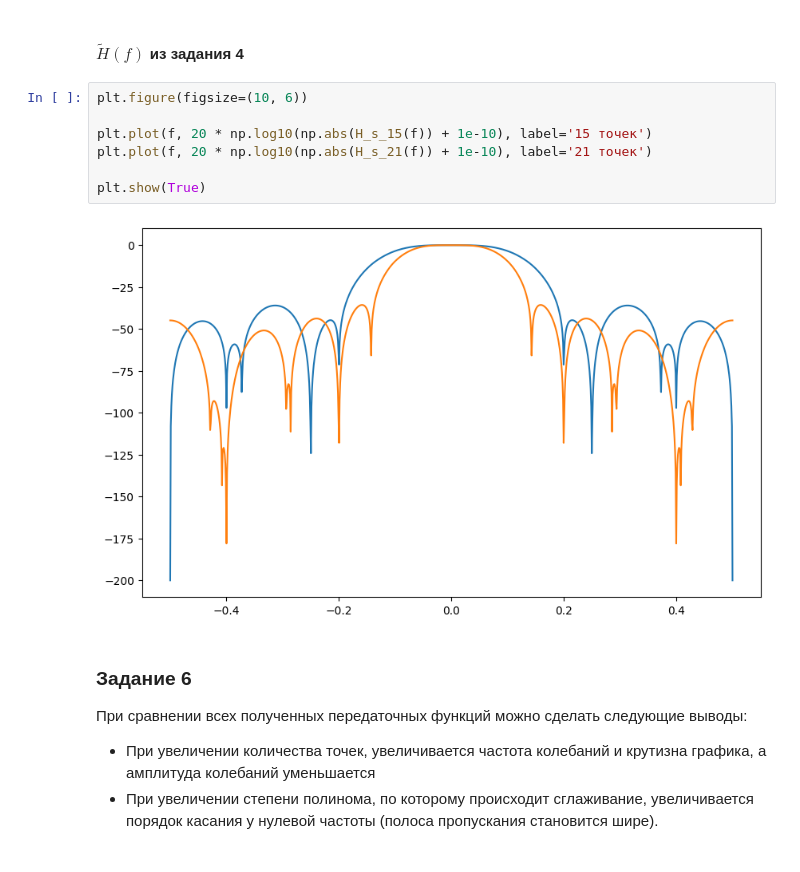
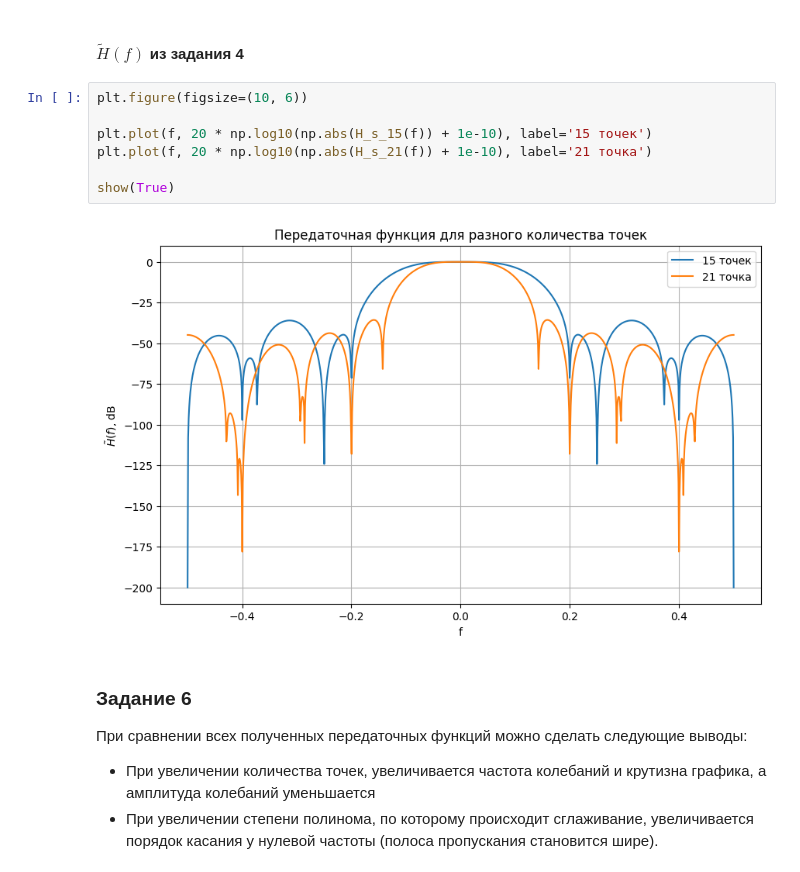
Before and after one commit to the-mvi/dsp-2023, a Jupyter notebook: 0382_Afanasyev_NS_Kryuchkov_AM/task3.ipynb, the cells around one changed output. Cells and saved outputs as stored; diff of their text form.

```diff
--- a/0382_Afanasyev_NS_Kryuchkov_AM/task3.ipynb
+++ b/0382_Afanasyev_NS_Kryuchkov_AM/task3.ipynb
@@ -252,12 +252,12 @@ show(True)
 # %%
 plt.figure(figsize=(10, 6))
 
 plt.plot(f, 20 * np.log10(np.abs(H_s_15(f)) + 1e-10), label='15 точек')
-plt.plot(f, 20 * np.log10(np.abs(H_s_21(f)) + 1e-10), label='21 точек')
+plt.plot(f, 20 * np.log10(np.abs(H_s_21(f)) + 1e-10), label='21 точка')
 
-plt.show(True)
+show(True)
 # %% [output]
-[figure, old version]
+[figure, new version]
 # %% [markdown]
 ### Задание 6
 
```
